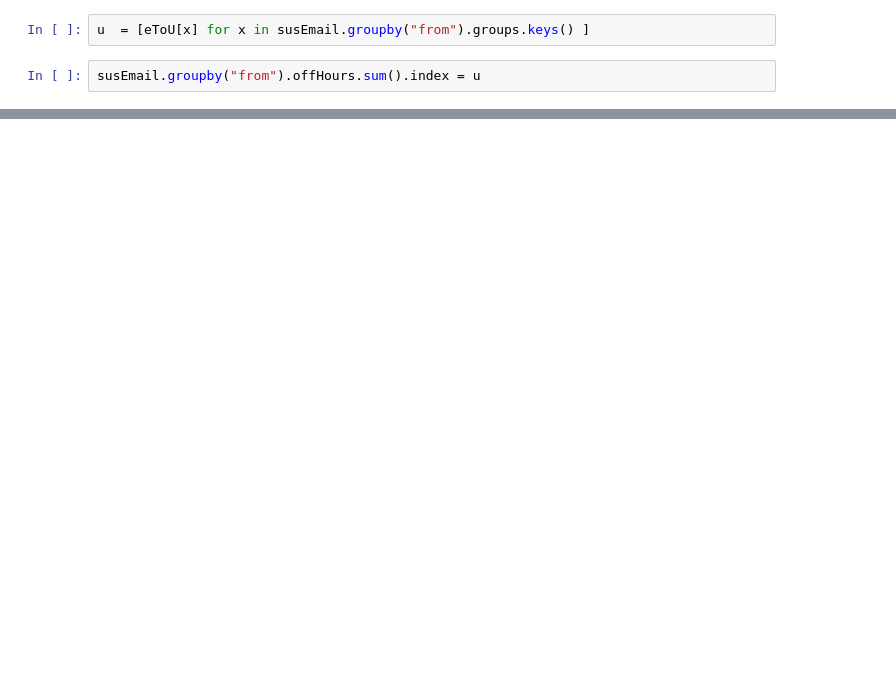
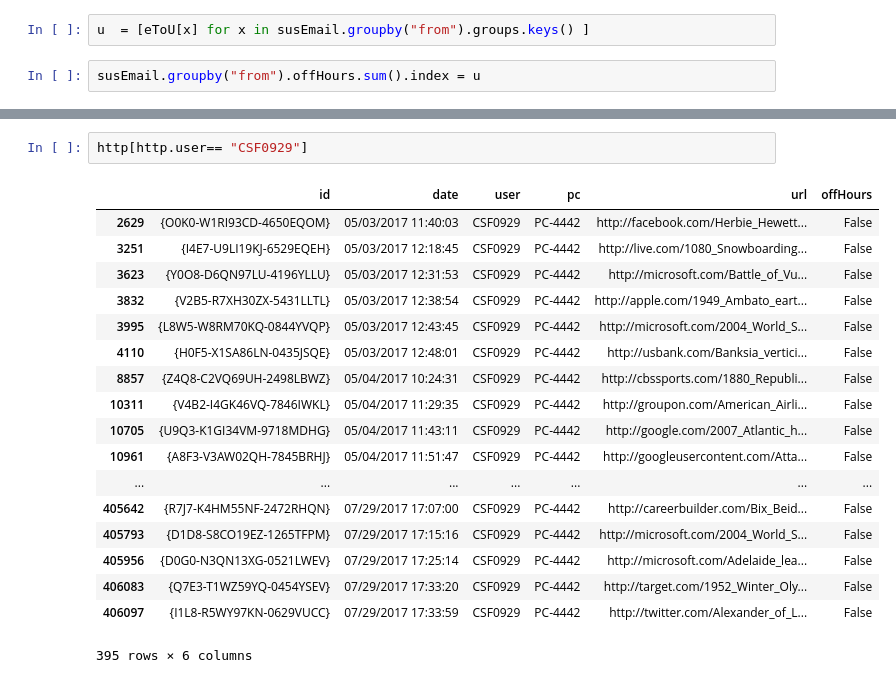
Before and after one commit to Brett15/dataViz, a Jupyter notebook: BretWork.ipynb, the cells around one changed output, grey strips where cells are left out. Cells and saved outputs as stored; diff of their text form; blank space fills up the shorter version.

```diff
--- a/BretWork.ipynb
+++ b/BretWork.ipynb
@@ -220,0 +814,21 @@ suspects.total.idxmax()
+# %%
+http[http.user== "CSF0929"]
+# %% [output]
+|  | id | date | user | pc | url | offHours |
+| 2629 | {O0K0-W1RI93CD-4650EQOM} | 05/03/2017 11:40:03 | CSF0929 | PC-4442 | http://facebook.com/Herbie_Hewett... | False |
+| 3251 | {I4E7-U9LI19KJ-6529EQEH} | 05/03/2017 12:18:45 | CSF0929 | PC-4442 | http://live.com/1080_Snowboarding... | False |
+| 3623 | {Y0O8-D6QN97LU-4196YLLU} | 05/03/2017 12:31:53 | CSF0929 | PC-4442 | http://microsoft.com/Battle_of_Vu... | False |
+| 3832 | {V2B5-R7XH30ZX-5431LLTL} | 05/03/2017 12:38:54 | CSF0929 | PC-4442 | http://apple.com/1949_Ambato_eart... | False |
+| 3995 | {L8W5-W8RM70KQ-0844YVQP} | 05/03/2017 12:43:45 | CSF0929 | PC-4442 | http://microsoft.com/2004_World_S... | False |
+| 4110 | {H0F5-X1SA86LN-0435JSQE} | 05/03/2017 12:48:01 | CSF0929 | PC-4442 | http://usbank.com/Banksia_vertici... | False |
+| 8857 | {Z4Q8-C2VQ69UH-2498LBWZ} | 05/04/2017 10:24:31 | CSF0929 | PC-4442 | http://cbssports.com/1880_Republi... | False |
+| 10311 | {V4B2-I4GK46VQ-7846IWKL} | 05/04/2017 11:29:35 | CSF0929 | PC-4442 | http://groupon.com/American_Airli... | False |
+| 10705 | {U9Q3-K1GI34VM-9718MDHG} | 05/04/2017 11:43:11 | CSF0929 | PC-4442 | http://google.com/2007_Atlantic_h... | False |
+| 10961 | {A8F3-V3AW02QH-7845BRHJ} | 05/04/2017 11:51:47 | CSF0929 | PC-4442 | http://googleusercontent.com/Atta... | False |
+| ... | ... | ... | ... | ... | ... | ... |
+| 405642 | {R7J7-K4HM55NF-2472RHQN} | 07/29/2017 17:07:00 | CSF0929 | PC-4442 | http://careerbuilder.com/Bix_Beid... | False |
+| 405793 | {D1D8-S8CO19EZ-1265TFPM} | 07/29/2017 17:15:16 | CSF0929 | PC-4442 | http://microsoft.com/2004_World_S... | False |
+| 405956 | {D0G0-N3QN13XG-0521LWEV} | 07/29/2017 17:25:14 | CSF0929 | PC-4442 | http://microsoft.com/Adelaide_lea... | False |
+| 406083 | {Q7E3-T1WZ59YQ-0454YSEV} | 07/29/2017 17:33:20 | CSF0929 | PC-4442 | http://target.com/1952_Winter_Oly... | False |
+| 406097 | {I1L8-R5WY97KN-0629VUCC} | 07/29/2017 17:33:59 | CSF0929 | PC-4442 | http://twitter.com/Alexander_of_L... | False |
+395 rows × 6 columns
```
Also changed, not shown: parts of 49 cells of this notebook.
